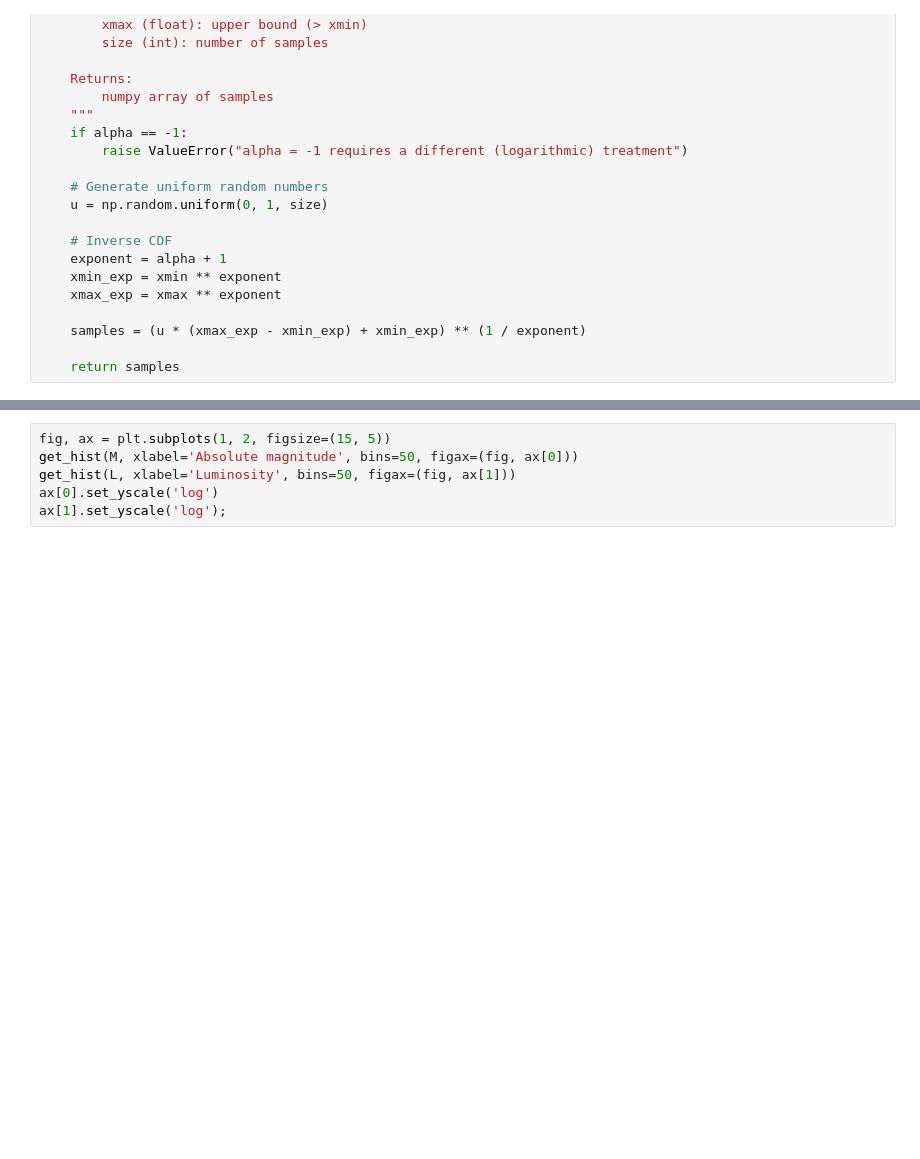
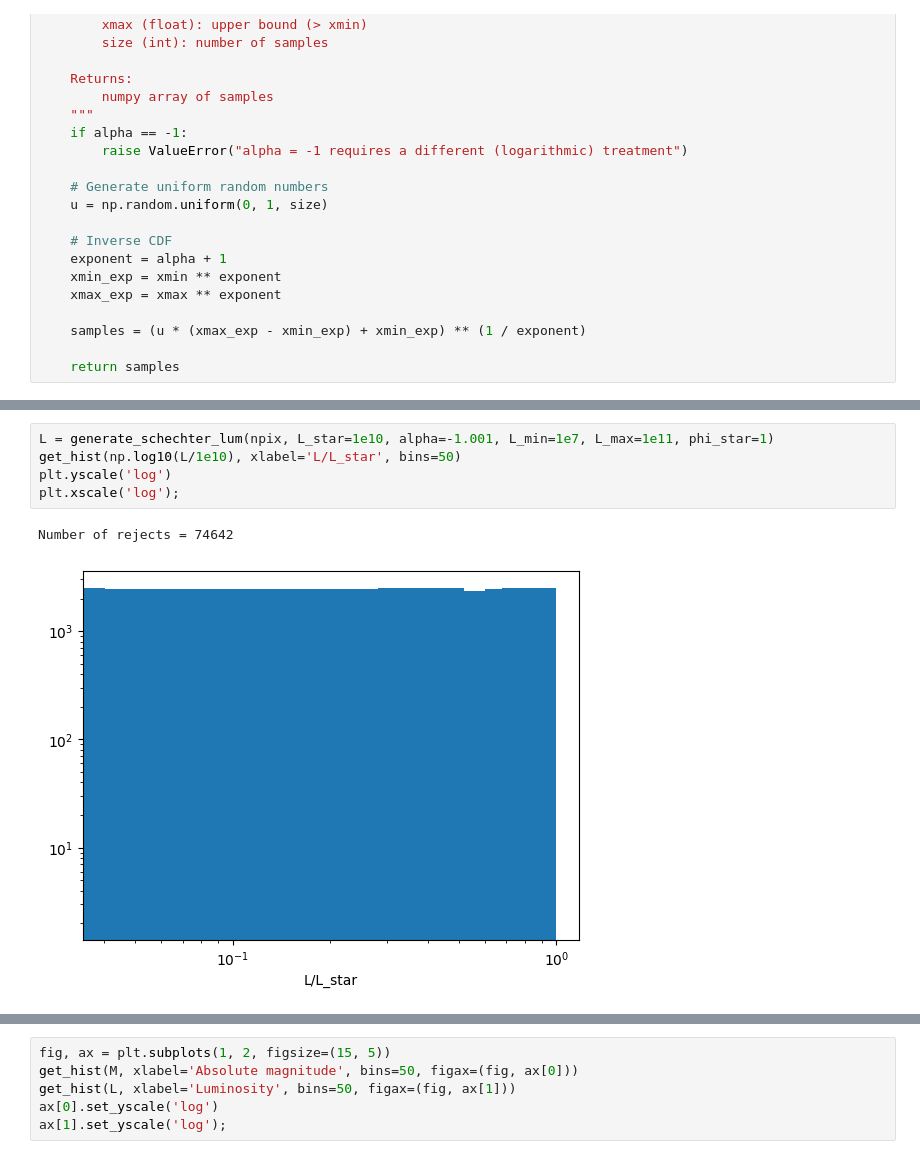
Before and after one commit to johannct/M2_Stage_Code, a Jupyter notebook: Simulation/Magnitude_Schechter.ipynb, the cells around one changed output, grey strips where cells are left out. Cells and saved outputs as stored; diff of their text form; blank space fills up the shorter version.

```diff
--- a/Simulation/Magnitude_Schechter.ipynb
+++ b/Simulation/Magnitude_Schechter.ipynb
@@ -165,0 +189,8 @@ def generate_lumMag(N, L_min=1e7, L_max=1e11,  L_star=1e10, alpha=-1.1, z_min=0.
+# %%
+L = generate_schechter_lum(npix, L_star=1e10, alpha=-1.001, L_min=1e7, L_max=1e11, phi_star=1)
+get_hist(np.log10(L/1e10), xlabel='L/L_star', bins=50)
+plt.yscale('log')
+plt.xscale('log');
+# %% [output]
+Number of rejects = 74642
+[figure, added]
```
Also changed, not shown: parts of 9 cells of this notebook.
